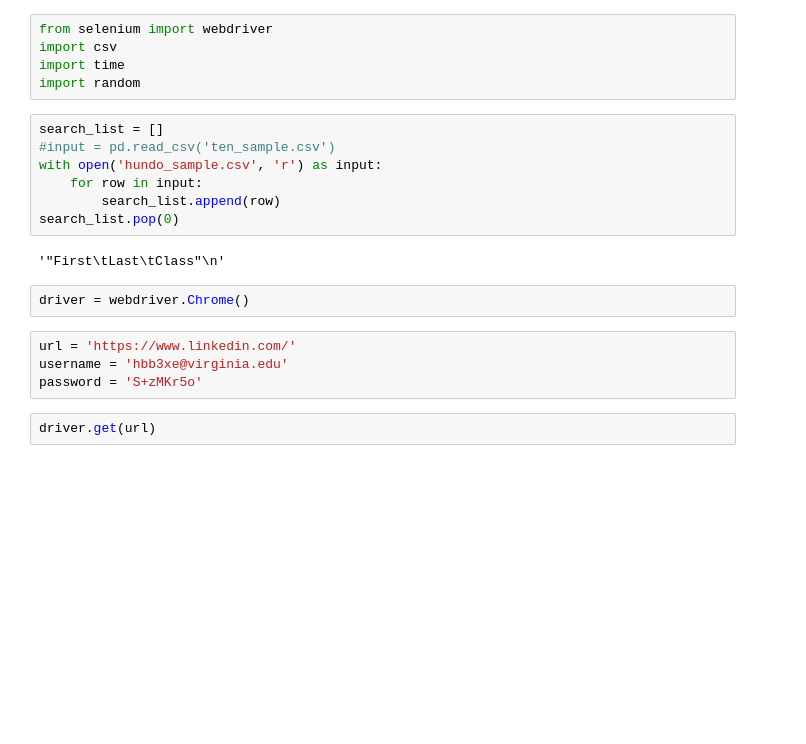
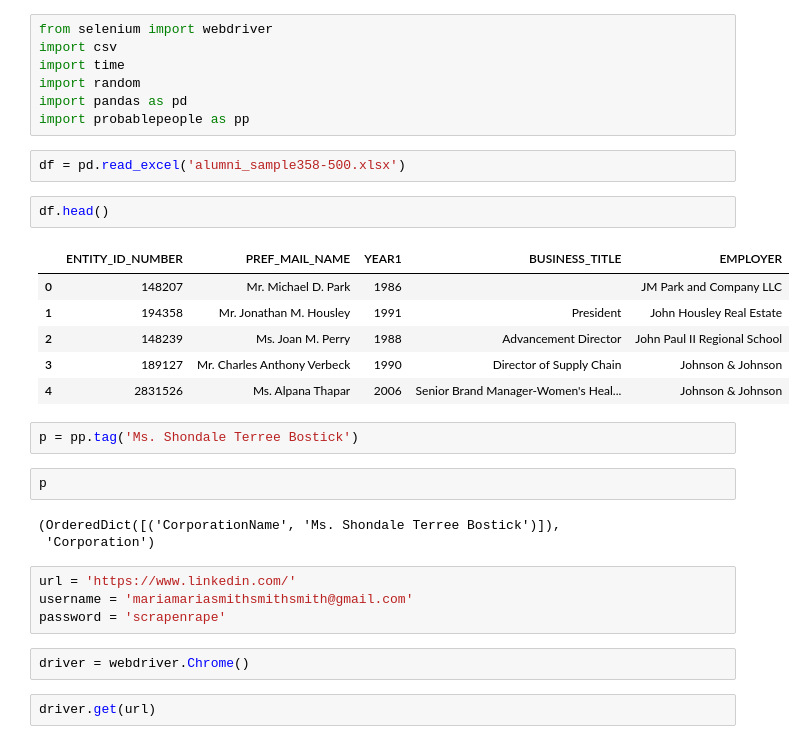
Before and after one commit to goinScan/scraper, a Jupyter notebook: scraper.ipynb, the cells around one changed output. Cells and saved outputs as stored; diff of their text form; blank space fills up the shorter version.

```diff
--- a/scraper.ipynb
+++ b/scraper.ipynb
@@ -8,21 +18,32 @@ from selenium import webdriver
 import csv
 import time
 import random
+import pandas as pd
+import probablepeople as pp
-# %%
-search_list = []
-#input = pd.read_csv('ten_sample.csv')
-with open('hundo_sample.csv', 'r') as input:
-    for row in input:
-        search_list.append(row)
-search_list.pop(0)
-# %% [output]
-'"First\tLast\tClass"\n'
+# %%
+df = pd.read_excel('alumni_sample358-500.xlsx')
+# %%
+df.head()
+# %% [output]
+|  | ENTITY_ID_NUMBER | PREF_MAIL_NAME | YEAR1 | BUSINESS_TITLE | EMPLOYER |
+| 0 | 148207 | Mr. Michael D. Park | 1986 |  | JM Park and Company LLC |
+| 1 | 194358 | Mr. Jonathan M. Housley | 1991 | President | John Housley Real Estate |
+| 2 | 148239 | Ms. Joan M. Perry | 1988 | Advancement Director | John Paul II Regional School |
+| 3 | 189127 | Mr. Charles Anthony Verbeck | 1990 | Director of Supply Chain | Johnson & Johnson |
+| 4 | 2831526 | Ms. Alpana Thapar | 2006 | Senior Brand Manager-Women's Heal... | Johnson & Johnson |
+# %%
+p = pp.tag('Ms. Shondale Terree Bostick')
+# %%
+p
+# %% [output]
+(OrderedDict([('CorporationName', 'Ms. Shondale Terree Bostick')]),
+ 'Corporation')
+# %%
+url = 'https://www.linkedin.com/'
+username = 'mariamariasmithsmithsmith@gmail.com'
+password = 'scrapenrape'
 # %%
 driver = webdriver.Chrome()
-# %%
-url = 'https://www.linkedin.com/'
-username = 'hbb3xe@virginia.edu'
-password = 'S+zMKr5o'
 # %%
 driver.get(url)
 # %%
```
Also changed, not shown: parts of 39 cells of this notebook.
